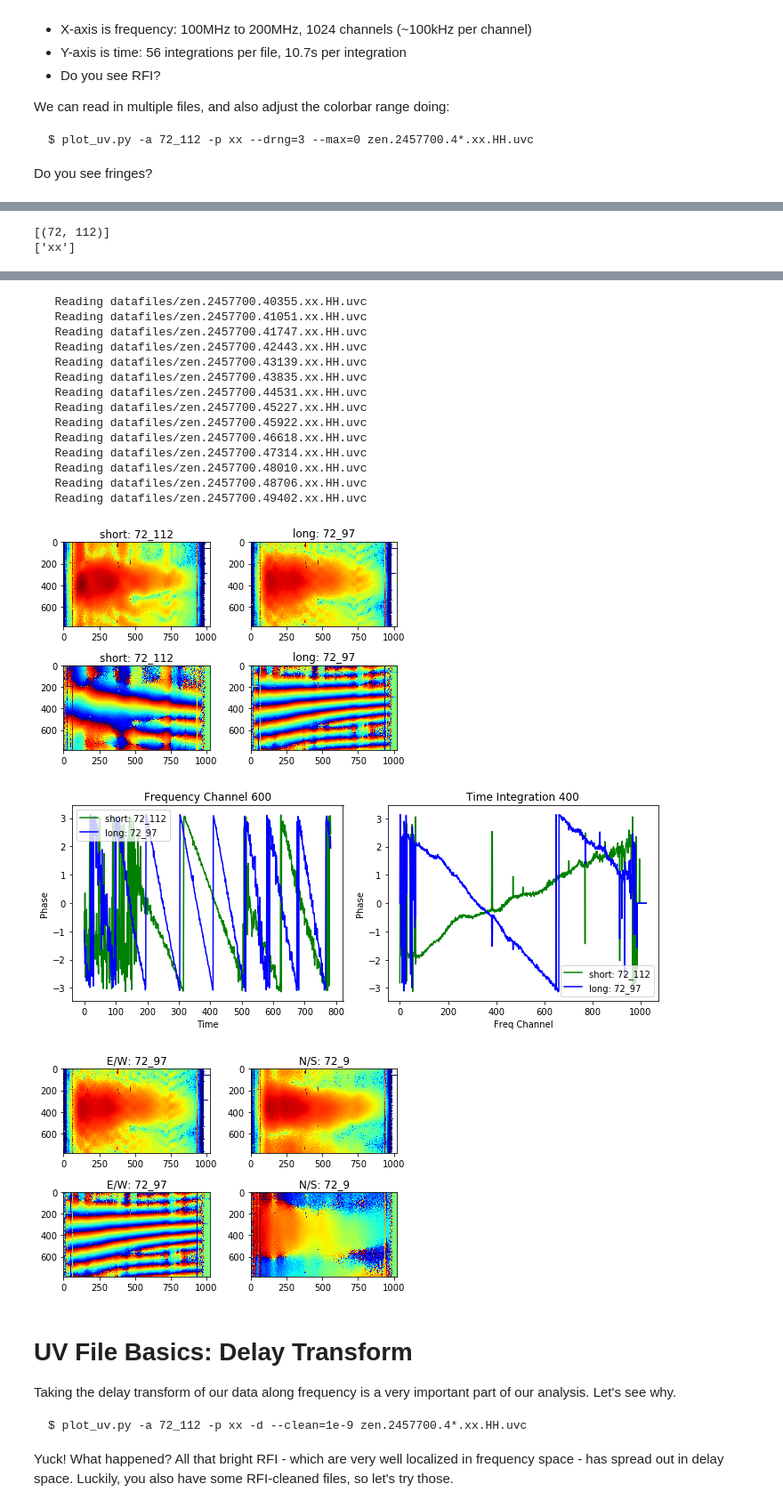
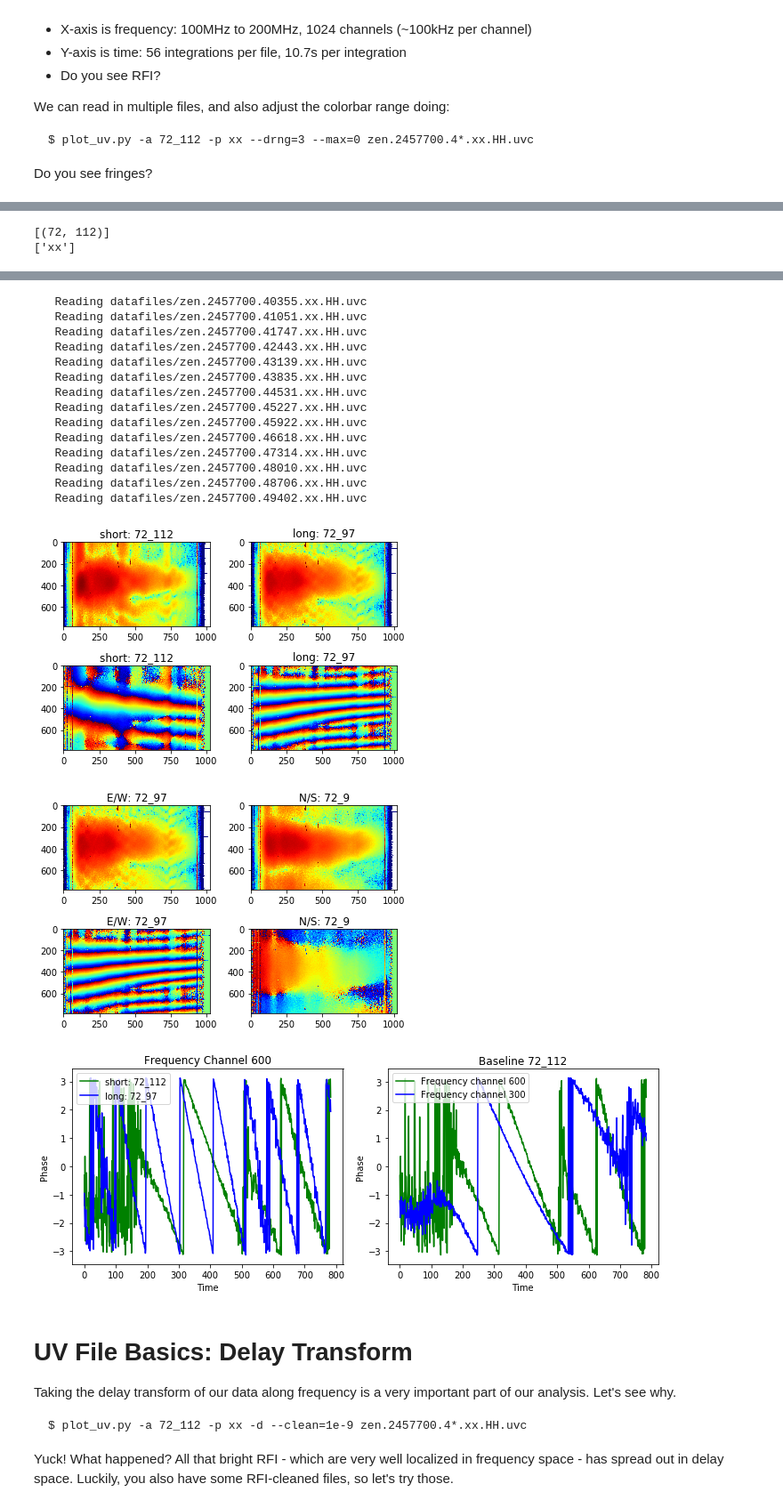
Before and after one commit to carinacheng/CHAMP2017, a Jupyter notebook: Lesson8_DataAnalysis/champ_tutorial.ipynb, the cells around one changed output, grey strips where cells are left out. Shown at 89% size. Cells and saved outputs as stored; diff of their text form; code cells hidden in the pictures.

Commit message:
changed 1-dimensional plot activity

```diff
--- a/Lesson8_DataAnalysis/champ_tutorial.ipynb
+++ b/Lesson8_DataAnalysis/champ_tutorial.ipynb
@@ -115,25 +118,6 @@ plt.title('long: 72_97')
 plt.tight_layout()
 plt.show()
 
-# 1-dimensional cut along phase
-plt.figure(figsize=(10,4))
-plt.subplot(121)
-plt.plot(np.angle(d[(72,112)]['xx'][:,600]), 'g-', label='short: 72_112')
-plt.plot(np.angle(d[(72,97)]['xx'][:,600]), 'b-', label='long: 72_97')
-plt.title('Frequency Channel 600')
-plt.xlabel('Time')
-plt.ylabel('Phase')
-plt.legend()
-plt.subplot(122)
-plt.plot(np.angle(d[(72,112)]['xx'][400,:]), 'g-', label='short: 72_112')
-plt.plot(np.angle(d[(72,97)]['xx'][400,:]), 'b-', label='long: 72_97')
-plt.title('Time Integration 400')
-plt.xlabel('Freq Channel')
-plt.ylabel('Phase')
-plt.legend()
-plt.tight_layout()
-plt.show()
-
 # plot E/W vs. N/S baseline (picked two of similar lengths)
 plt.subplot(221)
 plt.imshow(np.log10(np.abs(d[(72,97)]['xx'])), aspect='auto', vmax=0, vmin=-4, cmap='jet')
@@ -141,35 +125,54 @@ plt.title('E/W: 72_97')
 plt.subplot(222)
 plt.imshow(np.log10(np.abs(d[(9,72)]['xx'])), aspect='auto', vmax=0, vmin=-4, cmap='jet')
 plt.title('N/S: 72_9')
 plt.subplot(223)
 plt.imshow(np.angle(d[(72,97)]['xx']), aspect='auto', vmax=np.pi, vmin=-np.pi, cmap='jet')
 plt.title('E/W: 72_97')
 plt.subplot(224)
 plt.imshow(np.angle(d[(9,72)]['xx']), aspect='auto', vmax=np.pi, vmin=-np.pi, cmap='jet')
 plt.title('N/S: 72_9')
 plt.tight_layout()
 plt.show()
+
+# 1-dimensional cuts in phase
+plt.figure(figsize=(10,4))
+plt.subplot(121)
+plt.plot(np.angle(d[(72,112)]['xx'][:,600]), 'g-', label='short: 72_112')
+plt.plot(np.angle(d[(72,97)]['xx'][:,600]), 'b-', label='long: 72_97')
+plt.title('Frequency Channel 600')
+plt.xlabel('Time')
+plt.ylabel('Phase')
+plt.legend()
+plt.subplot(122)
+plt.plot(np.angle(d[(72,112)]['xx'][:,600]), 'g-', label='Frequency channel 600')
+plt.plot(np.angle(d[(72,112)]['xx'][:,300]), 'b-', label='Frequency channel 300')
+plt.title('Baseline 72_112')
+plt.xlabel('Time')
+plt.ylabel('Phase')
+plt.legend()
+plt.tight_layout()
+plt.show()
 # %% [output]
 [(72, 112)]
 ['xx']
 [figure]
    Reading datafiles/zen.2457700.40355.xx.HH.uvc
    Reading datafiles/zen.2457700.41051.xx.HH.uvc
    Reading datafiles/zen.2457700.41747.xx.HH.uvc
    Reading datafiles/zen.2457700.42443.xx.HH.uvc
    Reading datafiles/zen.2457700.43139.xx.HH.uvc
    Reading datafiles/zen.2457700.43835.xx.HH.uvc
    Reading datafiles/zen.2457700.44531.xx.HH.uvc
    Reading datafiles/zen.2457700.45227.xx.HH.uvc
    Reading datafiles/zen.2457700.45922.xx.HH.uvc
    Reading datafiles/zen.2457700.46618.xx.HH.uvc
    Reading datafiles/zen.2457700.47314.xx.HH.uvc
    Reading datafiles/zen.2457700.48010.xx.HH.uvc
    Reading datafiles/zen.2457700.48706.xx.HH.uvc
    Reading datafiles/zen.2457700.49402.xx.HH.uvc
 [figure]
-[figure, old version]
+[figure, new version]
-[figure, old version]
+[figure, new version]
 # %% [markdown]
 # UV File Basics: Delay Transform
 
```
Also changed, not shown: parts of 1 cell of this notebook.
